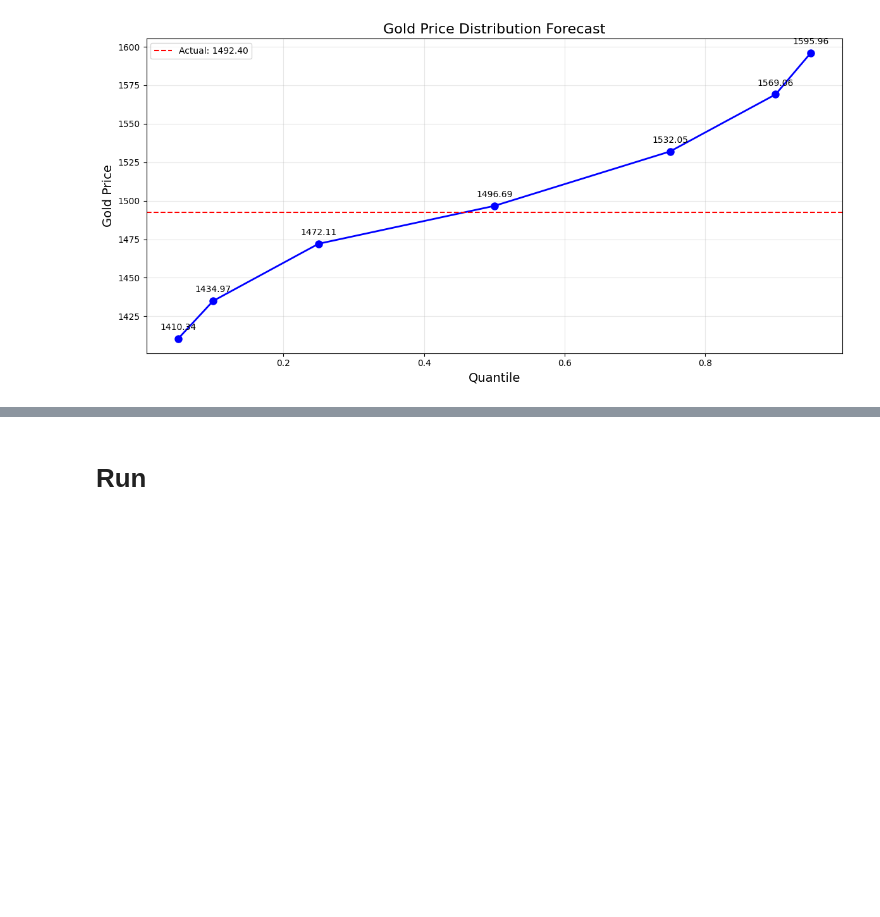
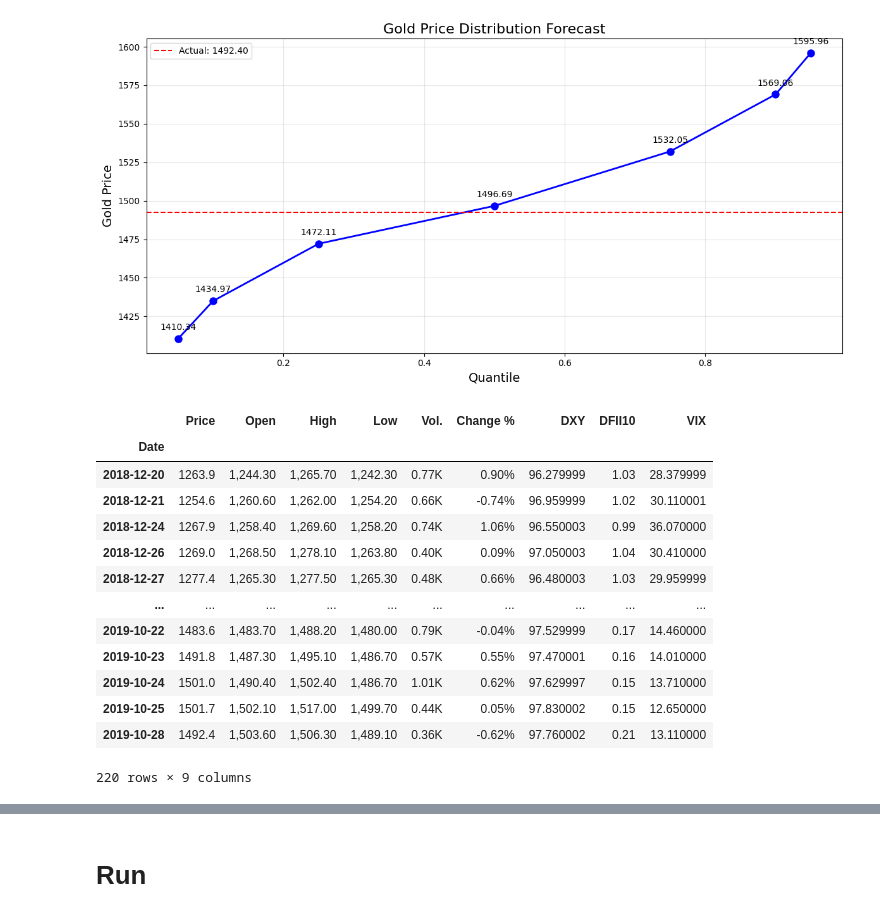
Before and after one commit to whyyouj/market-sentiment-analysis, a Jupyter notebook: gold_historical/lstm.ipynb, the cells around one changed output, grey strips where cells are left out. Drawn from its saved outputs; the diff is of its cells as text; code cells hidden in the pictures; blank space fills up the shorter version.

```diff
--- a/gold_historical/lstm.ipynb
+++ b/gold_historical/lstm.ipynb
@@ -571,0 +565,17 @@ Epoch 6/40
+# %%
+data[-220:]
+# %% [output]
+|  | Price | Open | High | Low | Vol. | Change % | DXY | DFII10 | VIX |
+| Date |  |  |  |  |  |  |  |  |  |
+| 2018-12-20 | 1263.9 | 1,244.30 | 1,265.70 | 1,242.30 | 0.77K | 0.90% | 96.279999 | 1.03 | 28.379999 |
+| 2018-12-21 | 1254.6 | 1,260.60 | 1,262.00 | 1,254.20 | 0.66K | -0.74% | 96.959999 | 1.02 | 30.110001 |
+| 2018-12-24 | 1267.9 | 1,258.40 | 1,269.60 | 1,258.20 | 0.74K | 1.06% | 96.550003 | 0.99 | 36.070000 |
+| 2018-12-26 | 1269.0 | 1,268.50 | 1,278.10 | 1,263.80 | 0.40K | 0.09% | 97.050003 | 1.04 | 30.410000 |
+| 2018-12-27 | 1277.4 | 1,265.30 | 1,277.50 | 1,265.30 | 0.48K | 0.66% | 96.480003 | 1.03 | 29.959999 |
+| ... | ... | ... | ... | ... | ... | ... | ... | ... | ... |
+| 2019-10-22 | 1483.6 | 1,483.70 | 1,488.20 | 1,480.00 | 0.79K | -0.04% | 97.529999 | 0.17 | 14.460000 |
+| 2019-10-23 | 1491.8 | 1,487.30 | 1,495.10 | 1,486.70 | 0.57K | 0.55% | 97.470001 | 0.16 | 14.010000 |
+| 2019-10-24 | 1501.0 | 1,490.40 | 1,502.40 | 1,486.70 | 1.01K | 0.62% | 97.629997 | 0.15 | 13.710000 |
+| 2019-10-25 | 1501.7 | 1,502.10 | 1,517.00 | 1,499.70 | 0.44K | 0.05% | 97.830002 | 0.15 | 12.650000 |
+| 2019-10-28 | 1492.4 | 1,503.60 | 1,506.30 | 1,489.10 | 0.36K | -0.62% | 97.760002 | 0.21 | 13.110000 |
+220 rows × 9 columns
```
Also changed, not shown: parts of 4 cells of this notebook.
